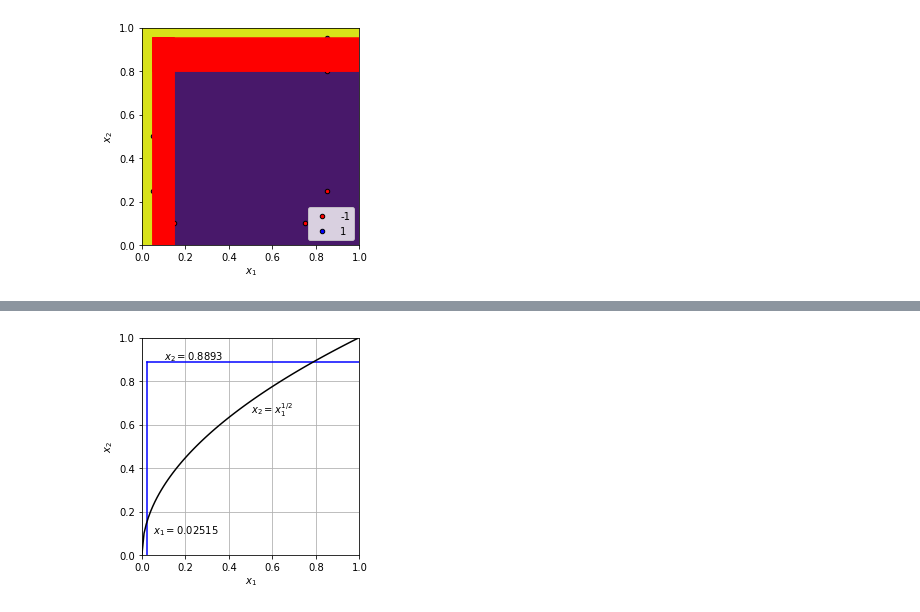
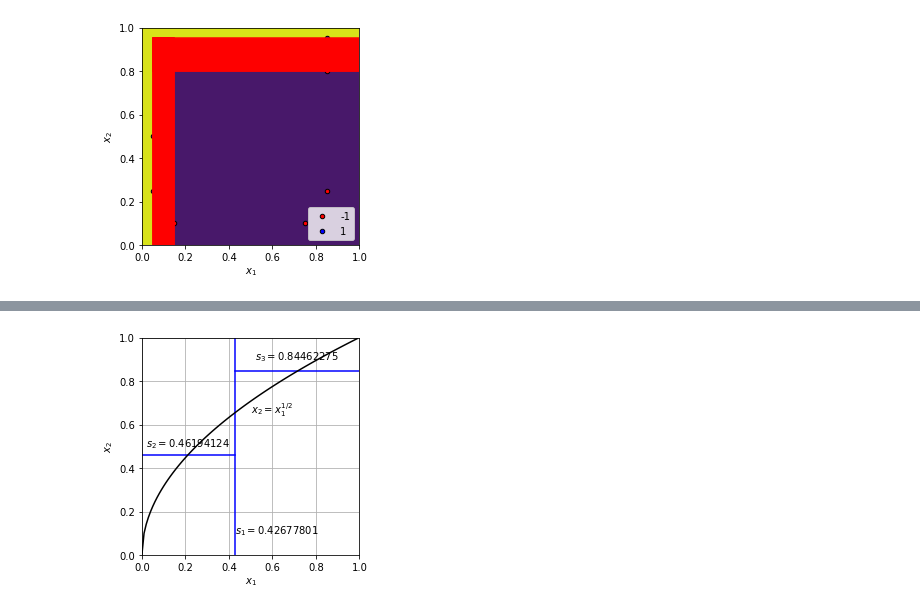
Before and after one commit to YilinGao/ML_assignments, a Jupyter notebook: hw2/hw2_code/q1.ipynb, the cells around one changed output, grey strips where cells are left out. Cells and saved outputs as stored; diff of their text form; code cells hidden in the pictures.

```diff
--- a/hw2/hw2_code/q1.ipynb
+++ b/hw2/hw2_code/q1.ipynb
@@ -257,24 +330,26 @@ print(m_2, n_2, t_2)
 # %%
 # plot of the true decision tree boundary on the basketball court
 
 # true optimized decision tree boundary
-plt.plot([m_2, m_2], [0, n_2], 'b', )
-plt.plot([m_2, 1], [n_2, n_2], 'b', )
-plt.text(0.05, 0.1, r'$x_1 = 0.02515$' )
-plt.text(0.1, 0.9, r'$x_2 = 0.8893$' )
+plt.plot([0.42677801, 0.42677801], [0, 1], 'b', )
+plt.plot([0, 0.42677801], [0.46194124, 0.46194124], 'b', )
+plt.plot([0.42677801, 1], [0.84462275, 0.84462275], 'b', )
+plt.text(0.42677801, 0.1, r'$s_1 = 0.42677801$' )
+plt.text(0.02, 0.5, r'$s_2 = 0.46194124$' )
+plt.text(0.52, 0.9, r'$s_3 = 0.84462275$' )
 
 # true curve
 x_true = np.arange(0, 1, 0.01, dtype = float)
 y_true = x_true ** 0.5
 
 plt.plot(x_true, y_true, 'black')
 plt.text(0.5, 0.65, r'$x_2 = x_1^{1/2}$' )
 
 plt.xlabel(r'$x_1$')
 plt.ylabel(r'$x_2$')
 plt.axis([0, 1, 0, 1])
 plt.gca().set_aspect('equal', adjustable='box')
 plt.grid()
 plt.show()
 # %% [output]
-[figure, old version]
+[figure, new version]
```
Also changed, not shown: parts of 23 cells of this notebook, 10 other files.
